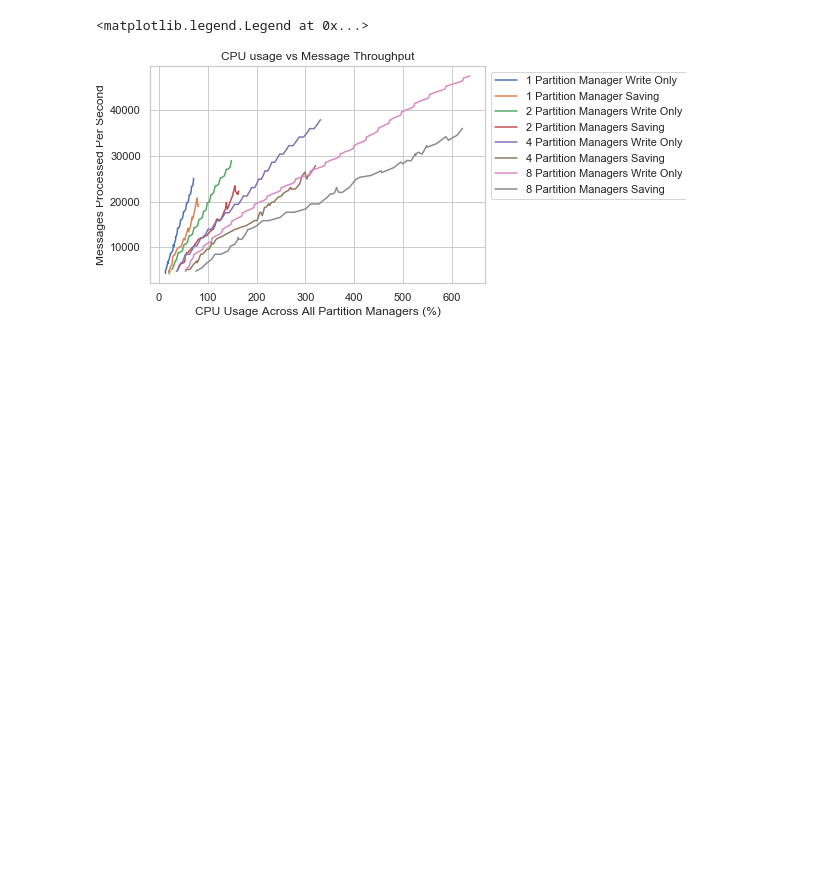
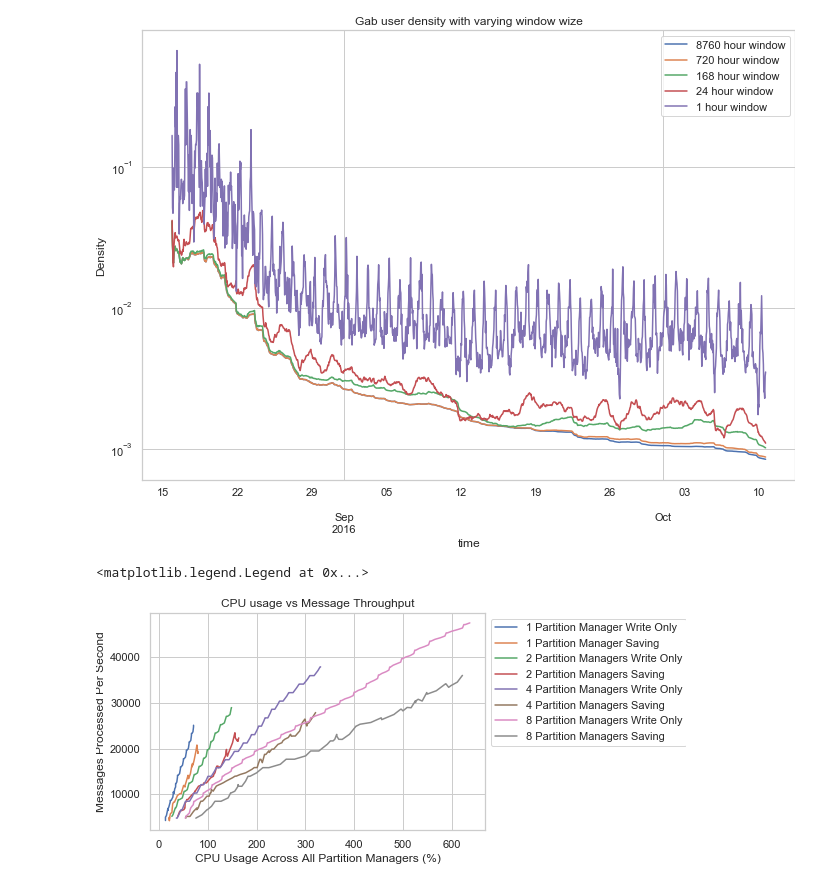
Before and after one commit to miratepuffin/Raphtory-Deployment, a Jupyter notebook: JupyterPlotting/Prometheus.ipynb, the cells around one changed output. Cells and saved outputs as stored; diff of their text form; code cells hidden in the pictures; blank space fills up the shorter version.

Commit message:
Added density data and graph to plots

```diff
--- a/JupyterPlotting/Prometheus.ipynb
+++ b/JupyterPlotting/Prometheus.ipynb
@@ -23,6 +23,26 @@ import seaborn as sns
 sns.set_context('notebook')
 sns.set_style('whitegrid')
 sns.set_palette('deep')
+# %%
+windows = [31536000000,2592000000,604800000,86400000,3600000]
+with open('out.json') as json_file:
+    x = json.load(json_file)
+    x= pd.DataFrame(x['views'])
+    x['time'] = pd.to_datetime(x['time'],unit='ms')
+    x = x[x['density'] != 0]
+    a4_dims = (11.7, 8.27)
+    fig, ax = plt.subplots(figsize=a4_dims)
+    ax.set_yscale('log')
+    plt.title('Gab user density with varying window wize')
+    plt.xlabel('Date')
+    plt.ylabel('Density')
+    for i in windows:
+        y = x[x['windowsize'] == i]
+        hours = str(int((i/3600000)))+" hour window"
+        y.plot(x='time', y='density',ax=ax, label=hours)
+    plt.show()
+# %% [output]
+[figure, added]
 # %%
 Write1 = []
 Write1.append(("2019-05-30T22:05:08","2019-05-30T22:16:20"))
```
Also changed, not shown: 2 other files.
